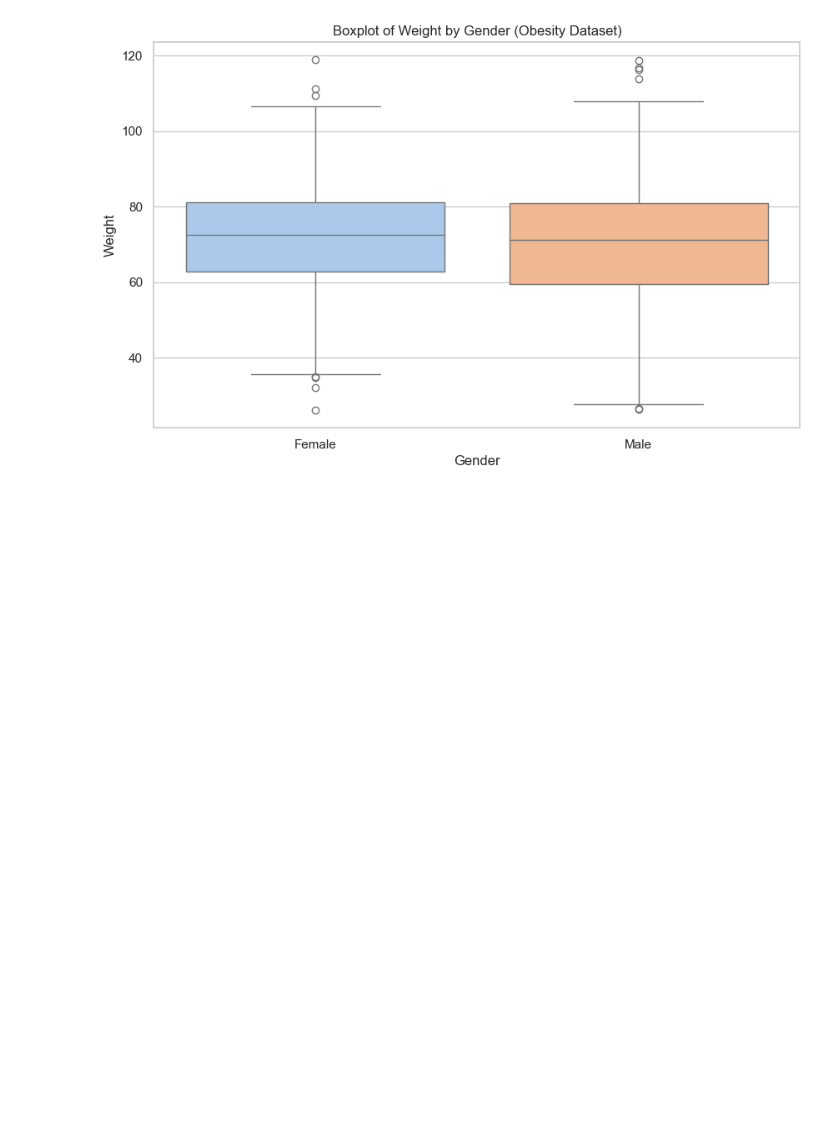
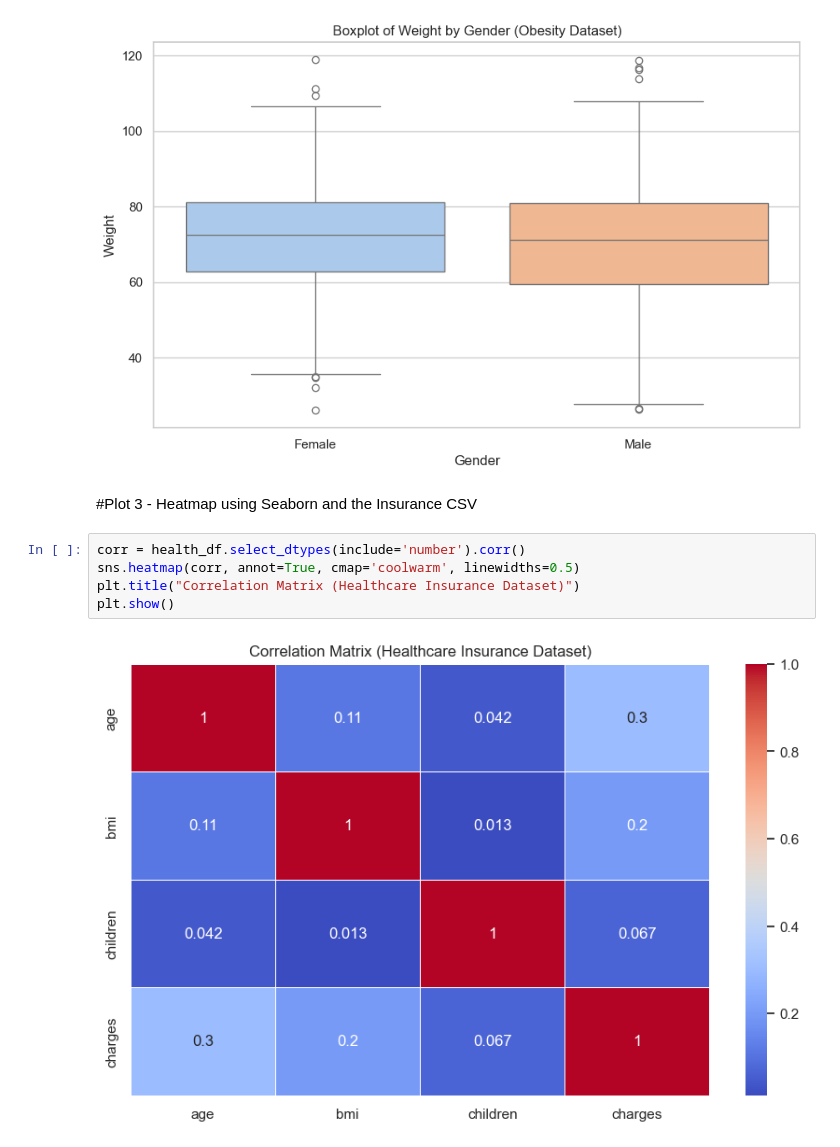
Before and after one commit to amydaniel24/DA-Mod2-WK4_Plots, a Jupyter notebook: plots.ipynb, the cells around one changed output. Saved outputs shown, nothing was run; the diff lists cells and outputs as text; blank space fills up the shorter version.

Commit message:
Plot 3

```diff
--- a/plots.ipynb
+++ b/plots.ipynb
@@ -155,3 +155,12 @@ plt.show()
 # %% [output]
 Passing `palette` without assigning `hue` is deprecated and will be removed in v0.14.0. Assign the `x` variable to `hue` and set `legend=False` for the same effect.
 [figure]
+# %% [markdown]
+#Plot 3 - Heatmap using Seaborn and the Insurance CSV
+# %%
+corr = health_df.select_dtypes(include='number').corr()
+sns.heatmap(corr, annot=True, cmap='coolwarm', linewidths=0.5)
+plt.title("Correlation Matrix (Healthcare Insurance Dataset)")
+plt.show()
+# %% [output]
+[figure, added]
```
